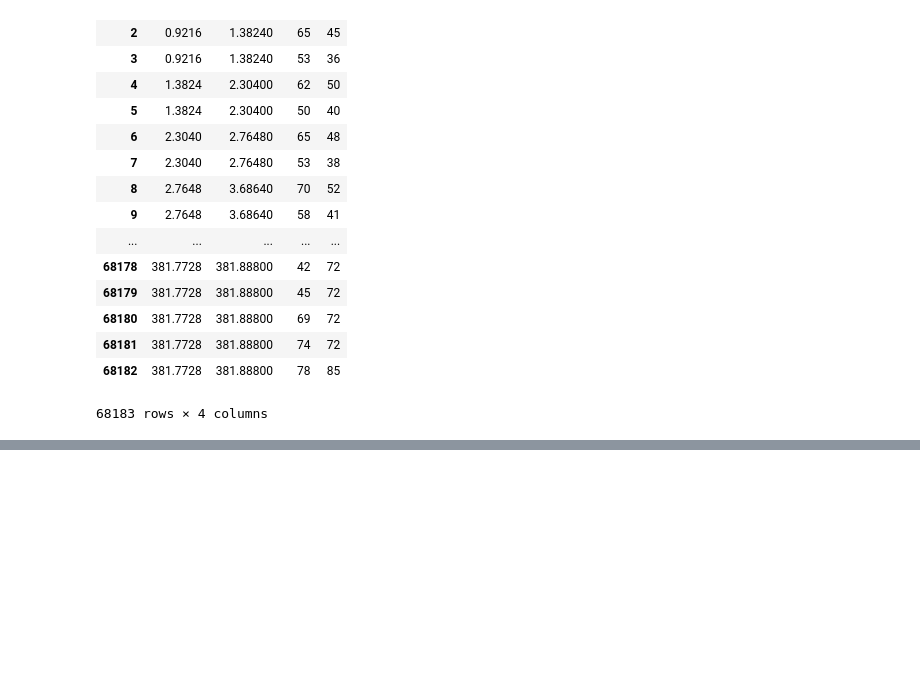
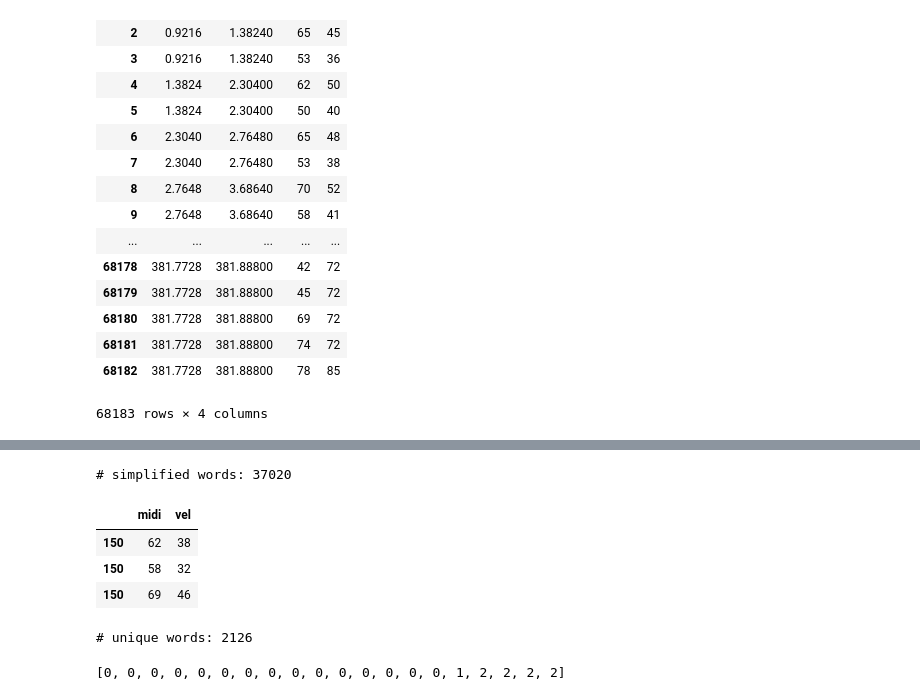
Before and after one commit to maxsun/MusicFinal, a Jupyter notebook: words.ipynb, the cells around one changed output, grey strips where cells are left out. Cells and saved outputs as stored; diff of their text form; code cells hidden in the pictures; blank space fills up the shorter version.

```diff
--- a/words.ipynb
+++ b/words.ipynb
@@ -248,0 +213,35 @@ compressed = sents['slice_id'].values
+# %%
+simplified_words = all_words.reset_index(level='start', drop=True).reset_index(level='end', drop=True)
+print('# simplified words:', max(simplified_words.index))
+simplified_words.loc[150]
+# %% [output]
+# simplified words: 37020
+|  | midi | vel |
+| 150 | 62 | 38 |
+| 150 | 58 | 32 |
+| 150 | 69 | 46 |
+# %%
+def hash_slice(s):
+    try:
+        return frozenset(s['midi'])
+    except TypeError as e:
+        return frozenset([s['midi']])
+
+
+id_to_word = {}
+word_to_id = {}
+
+j = 0
+immut_words = []
+for i, sid in enumerate(simplified_words.index.drop_duplicates()):
+    w = simplified_words.loc[sid]
+    immut_slice = hash_slice(w)
+    immut_words.append(immut_slice)
+    if immut_slice not in word_to_id:
+        id_to_word[j] = immut_slice
+        word_to_id[immut_slice] = j
+        j += 1
+
+print('# unique words:', len(id_to_word))
+# %% [output]
+# unique words: 2126
@@ -248,0 +254,4 @@ compressed = sents['slice_id'].values
+# %%
+compressed[:20]
+# %% [output]
+[0, 0, 0, 0, 0, 0, 0, 0, 0, 0, 0, 0, 0, 0, 0, 1, 2, 2, 2, 2]
```
Also changed, not shown: parts of 14 cells of this notebook.
